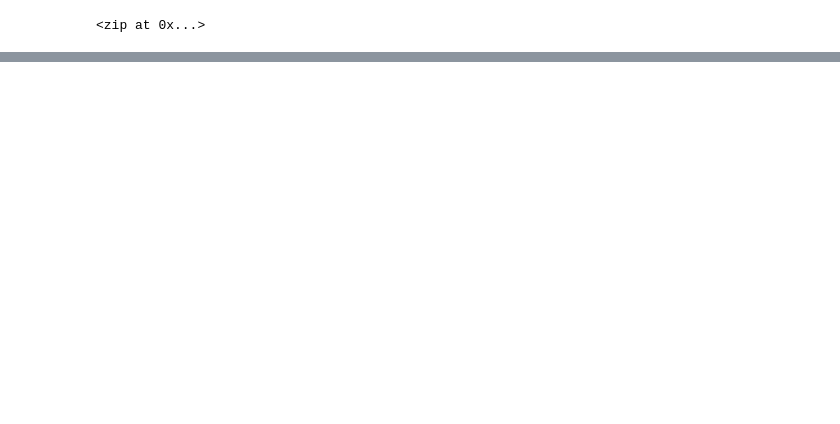
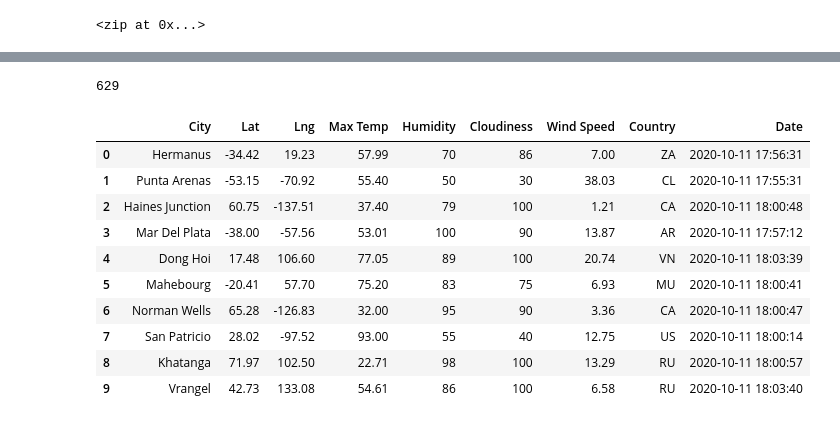
Before and after one commit to carolinaroca007/World_Weather_Analysis, a Jupyter notebook: WeatherPy.ipynb, the cells around one changed output, grey strips where cells are left out. Cells and saved outputs as stored; diff of their text form; code cells hidden in the pictures; blank space fills up the shorter version.

Commit message:
Modifying .gitignore and adding WeatherPy file.

```diff
--- a/WeatherPy.ipynb
+++ b/WeatherPy.ipynb
@@ -33,0 +43,14 @@ len(cities)
+# %%
+# Starting URL for Weather Map API Call.
+url = "http://api.openweathermap.org/data/2.5/weather?units=Imperial&APPID=" + weather_api_key
+# %%
+# Create an empty list to hold the weather data.
+city_data = []
+
+# Print the beginning of the logging.
+print("Beginning Data Retrieval     ")
+print("-----------------------------")
+
+# Create counters.
+record_count = 1
+set_count = 1
@@ -33,0 +128,20 @@ len(cities)
+# %%
+print(len(cities))
+# %% [output]
+629
+# %%
+# Convert the array of dictionaries to a Pandas DataFrame.
+city_data_df = pd.DataFrame(city_data)
+city_data_df.head(10)
+# %% [output]
+|  | City | Lat | Lng | Max Temp | Humidity | Cloudiness | Wind Speed | Country | Date |
+| 0 | Hermanus | -34.42 | 19.23 | 57.99 | 70 | 86 | 7.00 | ZA | 2020-10-11 17:56:31 |
+| 1 | Punta Arenas | -53.15 | -70.92 | 55.40 | 50 | 30 | 38.03 | CL | 2020-10-11 17:55:31 |
+| 2 | Haines Junction | 60.75 | -137.51 | 37.40 | 79 | 100 | 1.21 | CA | 2020-10-11 18:00:48 |
+| 3 | Mar Del Plata | -38.00 | -57.56 | 53.01 | 100 | 90 | 13.87 | AR | 2020-10-11 17:57:12 |
+| 4 | Dong Hoi | 17.48 | 106.60 | 77.05 | 89 | 100 | 20.74 | VN | 2020-10-11 18:03:39 |
+| 5 | Mahebourg | -20.41 | 57.70 | 75.20 | 83 | 75 | 6.93 | MU | 2020-10-11 18:00:41 |
+| 6 | Norman Wells | 65.28 | -126.83 | 32.00 | 95 | 90 | 3.36 | CA | 2020-10-11 18:00:47 |
+| 7 | San Patricio | 28.02 | -97.52 | 93.00 | 55 | 40 | 12.75 | US | 2020-10-11 18:00:14 |
+| 8 | Khatanga | 71.97 | 102.50 | 22.71 | 98 | 100 | 13.29 | RU | 2020-10-11 18:00:57 |
+| 9 | Vrangel | 42.73 | 133.08 | 54.61 | 86 | 100 | 6.58 | RU | 2020-10-11 18:03:40 |
```
Also changed, not shown: parts of 6 cells of this notebook, 1 other file.
